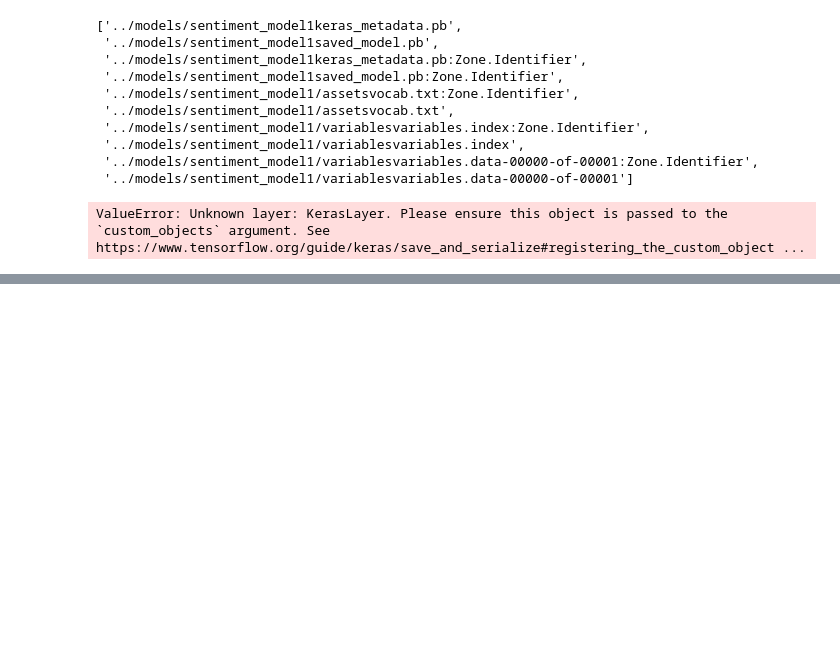
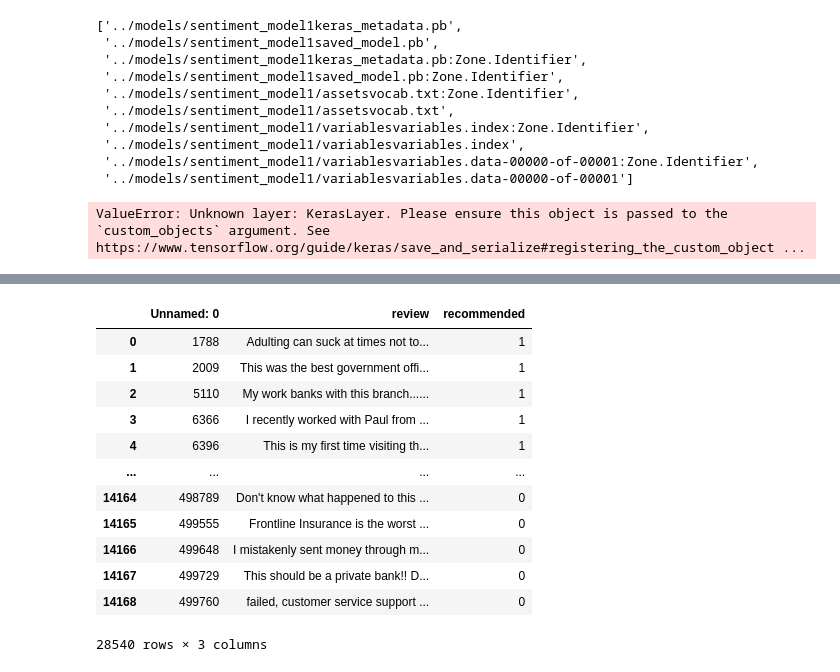
Before and after one commit to Best-Insight/customerchurn, a Jupyter notebook: notebooks/Cathal_GCPmodel_h5 test.ipynb, the cells around one changed output, grey strips where cells are left out. Cells and saved outputs as stored; diff of their text form; code cells hidden in the pictures; blank space fills up the shorter version.

```diff
--- a/notebooks/Cathal_GCPmodel_h5 test.ipynb
+++ b/notebooks/Cathal_GCPmodel_h5 test.ipynb
@@ -86,0 +260,19 @@ ValueError: Unknown layer: KerasLayer. Please ensure this object is passed to th
+# %%
+# Stack the DataFrames on top of each other
+df_fin = pd.concat([df2, df3], axis=0)
+# %%
+df_fin
+# %% [output]
+|  | Unnamed: 0 | review | recommended |
+| 0 | 1788 | Adulting can suck at times not to... | 1 |
+| 1 | 2009 | This was the best government offi... | 1 |
+| 2 | 5110 | My work banks with this branch...... | 1 |
+| 3 | 6366 | I recently worked with Paul from ... | 1 |
+| 4 | 6396 | This is my first time visiting th... | 1 |
+| ... | ... | ... | ... |
+| 14164 | 498789 | Don't know what happened to this ... | 0 |
+| 14165 | 499555 | Frontline Insurance is the worst ... | 0 |
+| 14166 | 499648 | I mistakenly sent money through m... | 0 |
+| 14167 | 499729 | This should be a private bank!! D... | 0 |
+| 14168 | 499760 | failed, customer service support ... | 0 |
+28540 rows × 3 columns
```
Also changed, not shown: parts of 25 cells of this notebook, 3 other files.
